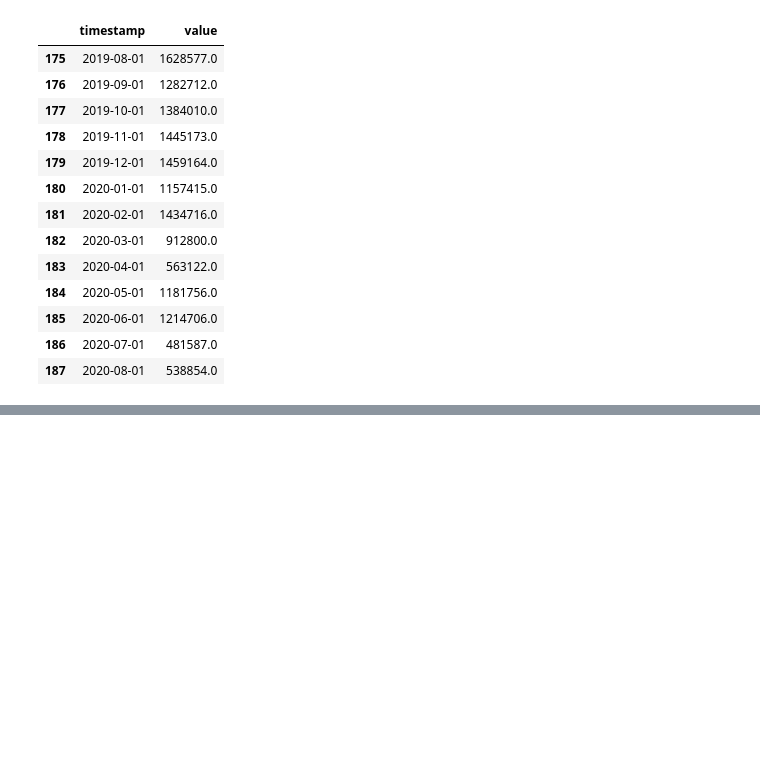
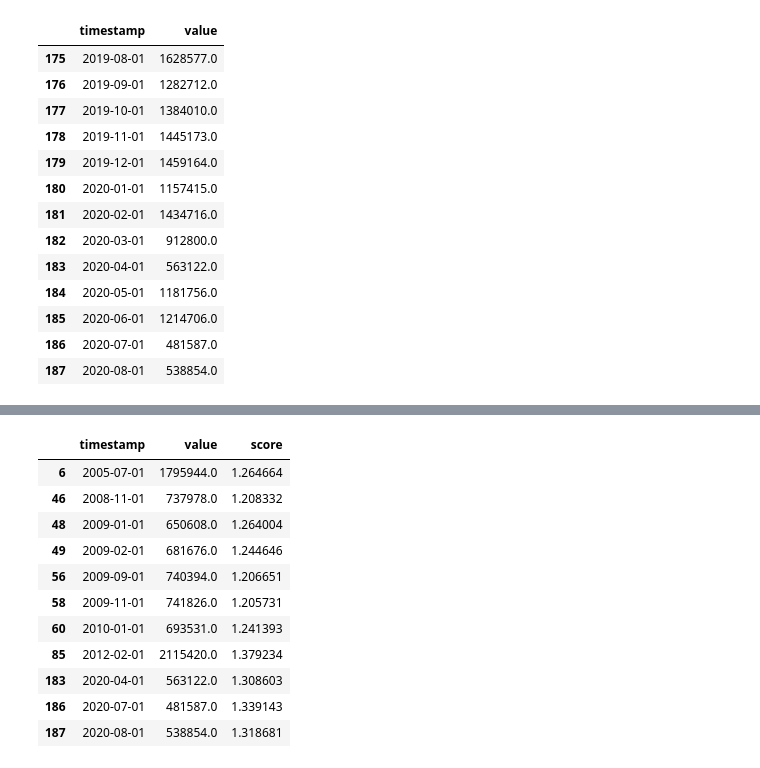
Before and after one commit to saravanankrishnarajan/SageMaker, a Jupyter notebook: RandomCutForest/random_cut_forest_auto_sales.ipynb, the cells around one changed output, grey strips where cells are left out. Cells and saved outputs as stored; diff of their text form; code cells hidden in the pictures; blank space fills up the shorter version.

```diff
--- a/RandomCutForest/random_cut_forest_auto_sales.ipynb
+++ b/RandomCutForest/random_cut_forest_auto_sales.ipynb
@@ -134,0 +338,20 @@ df[175:]
+# %%
+score_mean = df['score'].mean()
+score_std = df['score'].std()
+score_cutoff = score_mean + 2.0*score_std
+# %%
+anamolies = df_subset[df_subset['score']>score_cutoff]
+anamolies
+# %% [output]
+|  | timestamp | value | score |
+| 6 | 2005-07-01 | 1795944.0 | 1.264664 |
+| 46 | 2008-11-01 | 737978.0 | 1.208332 |
+| 48 | 2009-01-01 | 650608.0 | 1.264004 |
+| 49 | 2009-02-01 | 681676.0 | 1.244646 |
+| 56 | 2009-09-01 | 740394.0 | 1.206651 |
+| 58 | 2009-11-01 | 741826.0 | 1.205731 |
+| 60 | 2010-01-01 | 693531.0 | 1.241393 |
+| 85 | 2012-02-01 | 2115420.0 | 1.379234 |
+| 183 | 2020-04-01 | 563122.0 | 1.308603 |
+| 186 | 2020-07-01 | 481587.0 | 1.339143 |
+| 187 | 2020-08-01 | 538854.0 | 1.318681 |
```
Also changed, not shown: parts of 59 cells of this notebook, 2 other files.
